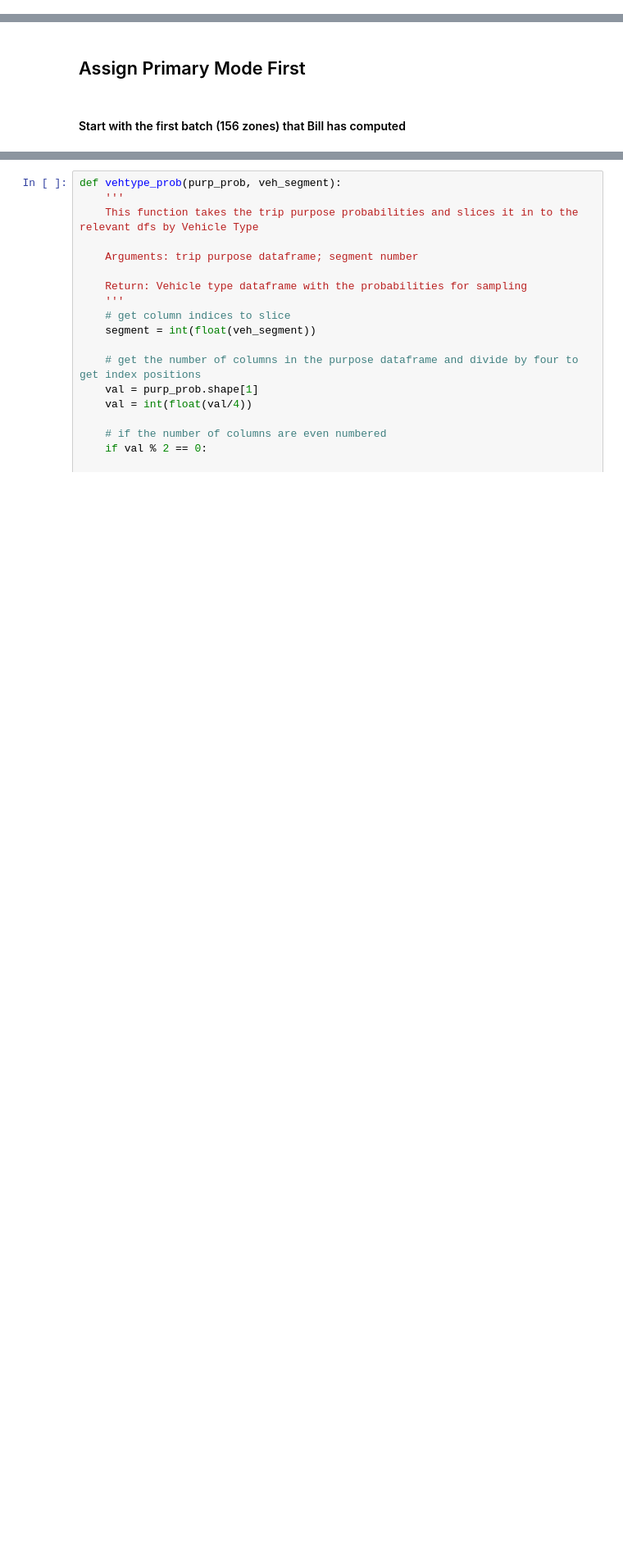
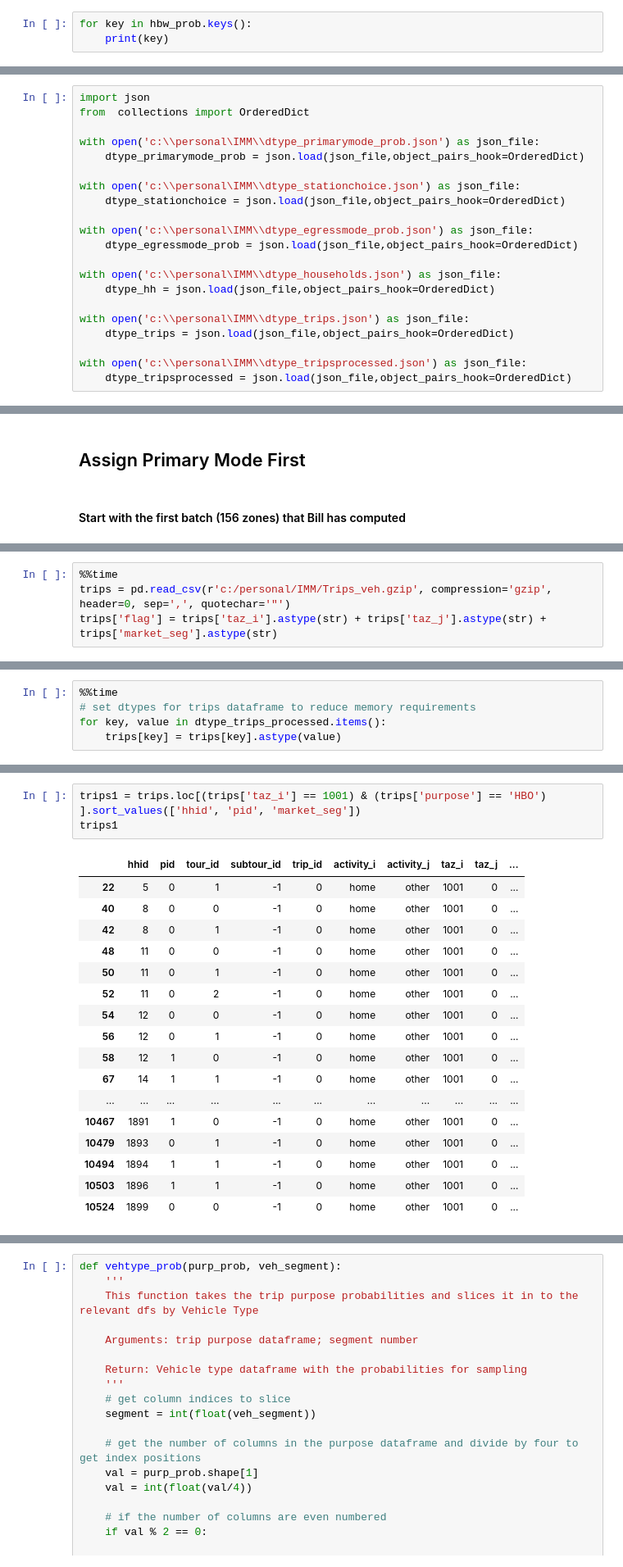
Before and after one commit to DuggalM/R-Codes, a Jupyter notebook: IMM_UsingProb_Cheval.ipynb, the cells around one changed output, grey strips where cells are left out. Shown: that part at 82% size. Cells and saved outputs as stored; diff of their text form; blank space fills up the shorter version.

```diff
--- a/IMM_UsingProb_Cheval.ipynb
+++ b/IMM_UsingProb_Cheval.ipynb
@@ -28,0 +73,3 @@ fpath_pk = os.listdir(dirListing)
+# %%
+for key in hbw_prob.keys():
+    print(key)
@@ -28,0 +580,21 @@ fpath_pk = os.listdir(dirListing)
+# %%
+import json
+from  collections import OrderedDict
+
+with open('c:\\personal\IMM\\dtype_primarymode_prob.json') as json_file:
+    dtype_primarymode_prob = json.load(json_file,object_pairs_hook=OrderedDict)
+
+with open('c:\\personal\IMM\\dtype_stationchoice.json') as json_file:
+    dtype_stationchoice = json.load(json_file,object_pairs_hook=OrderedDict)
+
+with open('c:\\personal\IMM\\dtype_egressmode_prob.json') as json_file:
+    dtype_egressmode_prob = json.load(json_file,object_pairs_hook=OrderedDict)
+
+with open('c:\\personal\IMM\\dtype_households.json') as json_file:
+    dtype_hh = json.load(json_file,object_pairs_hook=OrderedDict)
+
+with open('c:\\personal\IMM\\dtype_trips.json') as json_file:
+    dtype_trips = json.load(json_file,object_pairs_hook=OrderedDict)
+
+with open('c:\\personal\IMM\\dtype_tripsprocessed.json') as json_file:
+    dtype_tripsprocessed = json.load(json_file,object_pairs_hook=OrderedDict)
@@ -614,0 +751,4 @@ record_type3 = np.dtype([
+# %%
+%%time
+trips = pd.read_csv(r'c:/personal/IMM/Trips_veh.gzip', compression='gzip', header=0, sep=',', quotechar='"')
+trips['flag'] = trips['taz_i'].astype(str) + trips['taz_j'].astype(str) + trips['market_seg'].astype(str)
@@ -614,0 +757,5 @@ record_type3 = np.dtype([
+# %%
+%%time
+# set dtypes for trips dataframe to reduce memory requirements
+for key, value in dtype_trips_processed.items():
+    trips[key] = trips[key].astype(value)
@@ -614,0 +774,21 @@ record_type3 = np.dtype([
+# %%
+trips1 = trips.loc[(trips['taz_i'] == 1001) & (trips['purpose'] == 'HBO') ].sort_values(['hhid', 'pid', 'market_seg'])
+trips1
+# %% [output]
+|  | hhid | pid | tour_id | subtour_id | trip_id | activity_i | activity_j | taz_i | taz_j | ... |
+| 22 | 5 | 0 | 1 | -1 | 0 | home | other | 1001 | 0 | ... |
+| 40 | 8 | 0 | 0 | -1 | 0 | home | other | 1001 | 0 | ... |
+| 42 | 8 | 0 | 1 | -1 | 0 | home | other | 1001 | 0 | ... |
+| 48 | 11 | 0 | 0 | -1 | 0 | home | other | 1001 | 0 | ... |
+| 50 | 11 | 0 | 1 | -1 | 0 | home | other | 1001 | 0 | ... |
+| 52 | 11 | 0 | 2 | -1 | 0 | home | other | 1001 | 0 | ... |
+| 54 | 12 | 0 | 0 | -1 | 0 | home | other | 1001 | 0 | ... |
+| 56 | 12 | 0 | 1 | -1 | 0 | home | other | 1001 | 0 | ... |
+| 58 | 12 | 1 | 0 | -1 | 0 | home | other | 1001 | 0 | ... |
+| 67 | 14 | 1 | 1 | -1 | 0 | home | other | 1001 | 0 | ... |
+| ... | ... | ... | ... | ... | ... | ... | ... | ... | ... | ... |
+| 10467 | 1891 | 1 | 0 | -1 | 0 | home | other | 1001 | 0 | ... |
+| 10479 | 1893 | 0 | 1 | -1 | 0 | home | other | 1001 | 0 | ... |
+| 10494 | 1894 | 1 | 1 | -1 | 0 | home | other | 1001 | 0 | ... |
+| 10503 | 1896 | 1 | 1 | -1 | 0 | home | other | 1001 | 0 | ... |
+| 10524 | 1899 | 0 | 0 | -1 | 0 | home | other | 1001 | 0 | ... |
```
Also changed, not shown: parts of 91 cells of this notebook, 5 other files.
